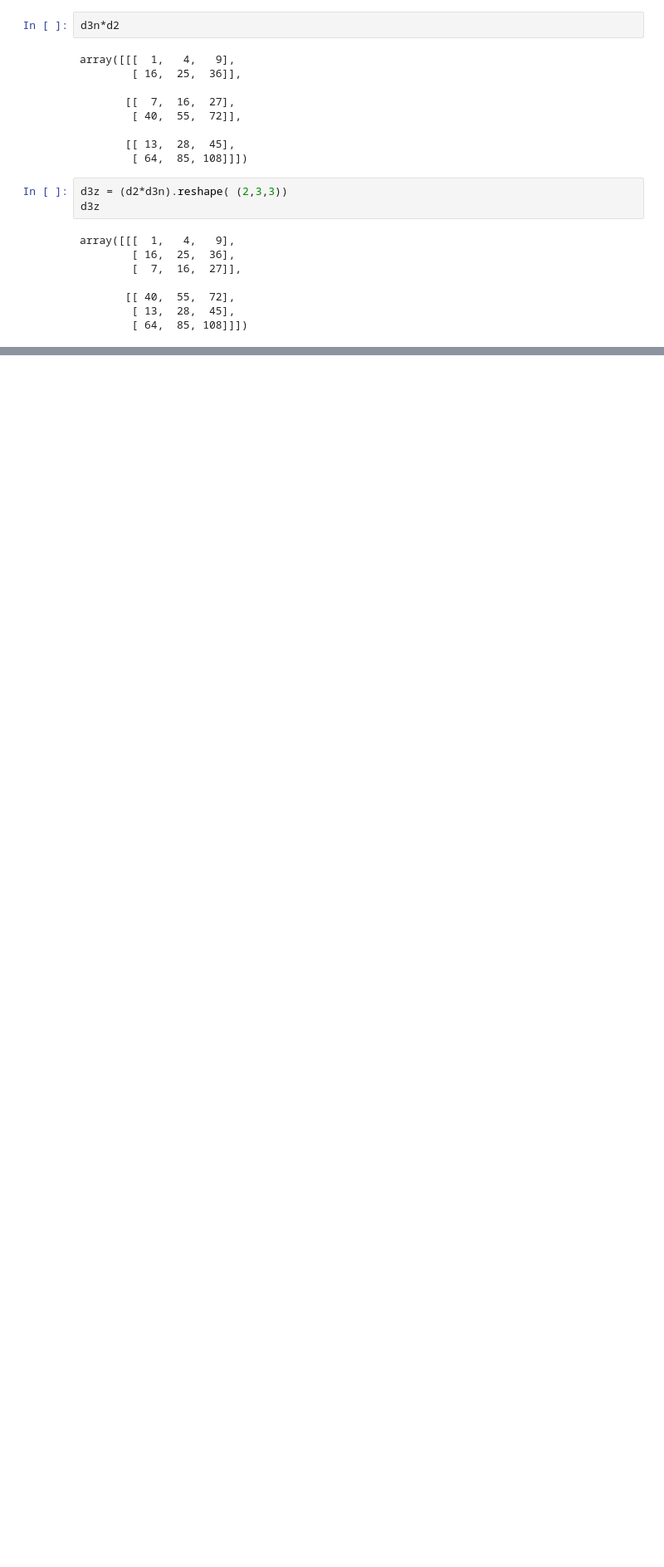
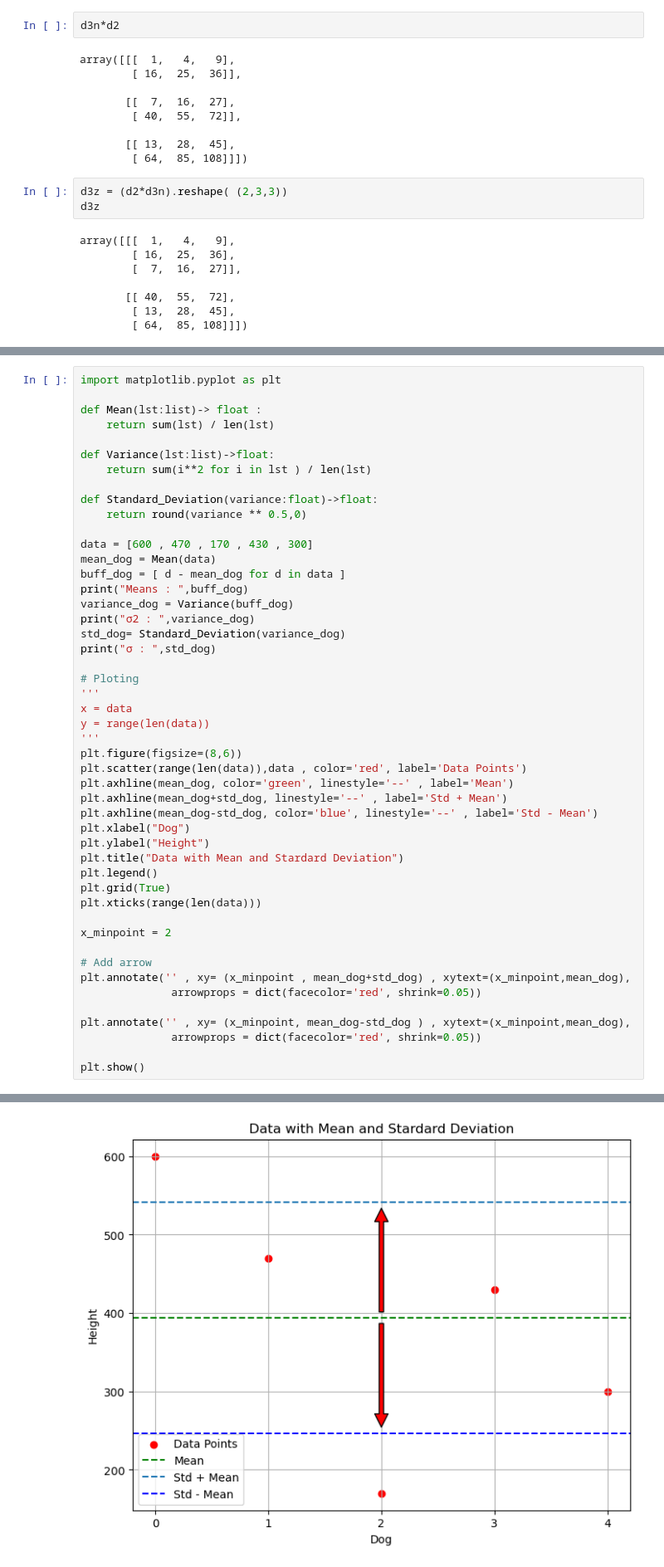
Before and after one commit to niboon39/Codewars, a Jupyter notebook: ML/BASIC/numpy.ipynb, the cells around one changed output, grey strips where cells are left out. Shown: that part at 83% size. Cells and saved outputs as stored; diff of their text form; blank space fills up the shorter version.

```diff
--- a/ML/BASIC/numpy.ipynb
+++ b/ML/BASIC/numpy.ipynb
@@ -208,0 +222,49 @@ np.var(rarray)
+# %%
+import matplotlib.pyplot as plt
+
+def Mean(lst:list)-> float :
+    return sum(lst) / len(lst)
+
+def Variance(lst:list)->float:
+    return sum(i**2 for i in lst ) / len(lst)
+
+def Standard_Deviation(variance:float)->float:
+    return round(variance ** 0.5,0)
+
+data = [600 , 470 , 170 , 430 , 300]
+mean_dog = Mean(data)
+buff_dog = [ d - mean_dog for d in data ]
+print("Means : ",buff_dog)
+variance_dog = Variance(buff_dog)
+print("σ2 : ",variance_dog)
+std_dog= Standard_Deviation(variance_dog)
+print("σ : ",std_dog)
+
+# Ploting
+'''
+x = data
+y = range(len(data))
+'''
+plt.figure(figsize=(8,6))
+plt.scatter(range(len(data)),data , color='red', label='Data Points')
+plt.axhline(mean_dog, color='green', linestyle='--' , label='Mean')
+plt.axhline(mean_dog+std_dog, linestyle='--' , label='Std + Mean')
+plt.axhline(mean_dog-std_dog, color='blue', linestyle='--' , label='Std - Mean')
+plt.xlabel("Dog")
+plt.ylabel("Height")
+plt.title("Data with Mean and Stardard Deviation")
+plt.legend()
+plt.grid(True)
+plt.xticks(range(len(data)))
+
+x_minpoint = 2
+
+# Add arrow
+plt.annotate('' , xy= (x_minpoint , mean_dog+std_dog) , xytext=(x_minpoint,mean_dog),
+              arrowprops = dict(facecolor='red', shrink=0.05))
+
+plt.annotate('' , xy= (x_minpoint, mean_dog-std_dog ) , xytext=(x_minpoint,mean_dog),
+              arrowprops = dict(facecolor='red', shrink=0.05))
+
+plt.show()
+# %% [output]
@@ -208,0 +274 @@ np.var(rarray)
+[figure, added]
```
Also changed, not shown: parts of 15 cells of this notebook.
